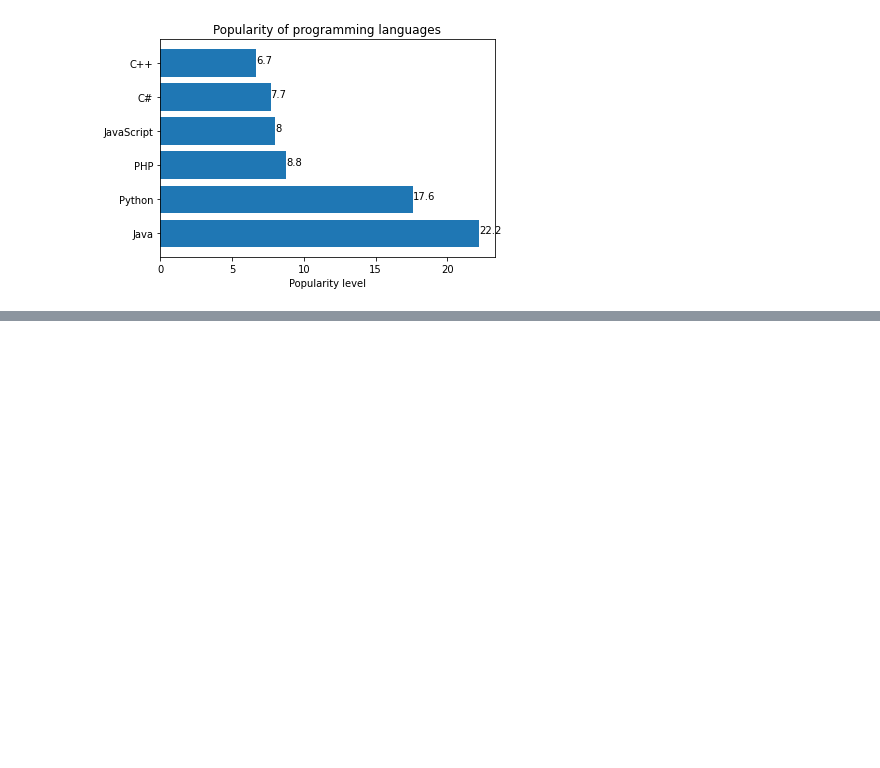
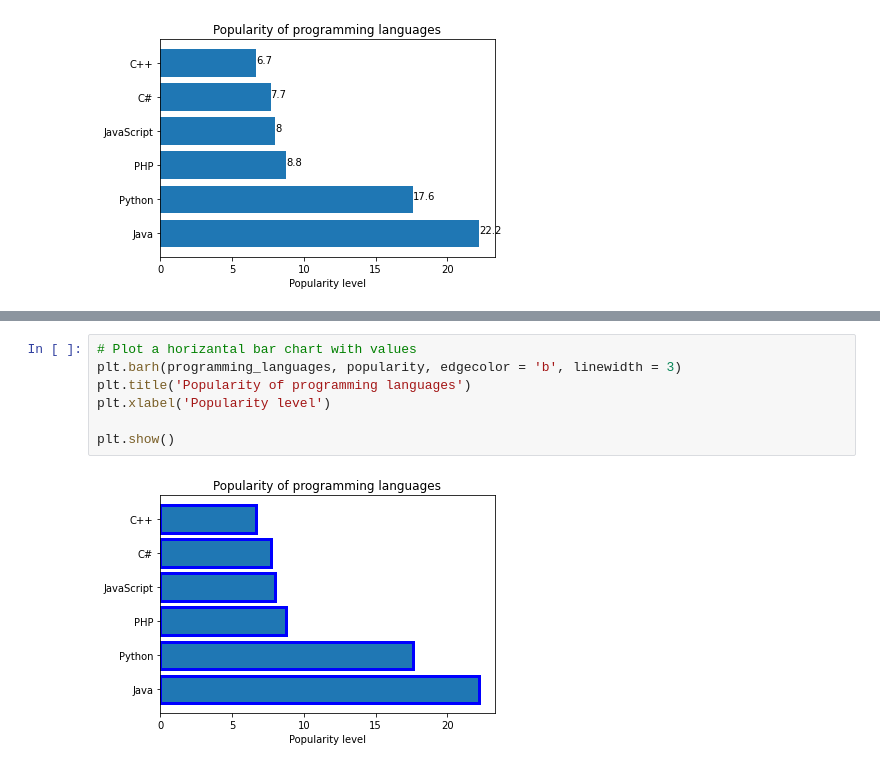
Before and after one commit to NishanthRajkumar/Python-Libraries, a Jupyter notebook: matplotlib_programs/matplotlib_barchart.ipynb, the cells around one changed output, grey strips where cells are left out. Cells and saved outputs as stored; diff of their text form; blank space fills up the shorter version.

```diff
--- a/matplotlib_programs/matplotlib_barchart.ipynb
+++ b/matplotlib_programs/matplotlib_barchart.ipynb
@@ -90,0 +97,9 @@ plt.show()
+# %%
+# Plot a horizantal bar chart with values
+plt.barh(programming_languages, popularity, edgecolor = 'b', linewidth = 3)
+plt.title('Popularity of programming languages')
+plt.xlabel('Popularity level')
+
+plt.show()
+# %% [output]
+[figure, added]
```
Also changed, not shown: parts of 1 cell of this notebook.
